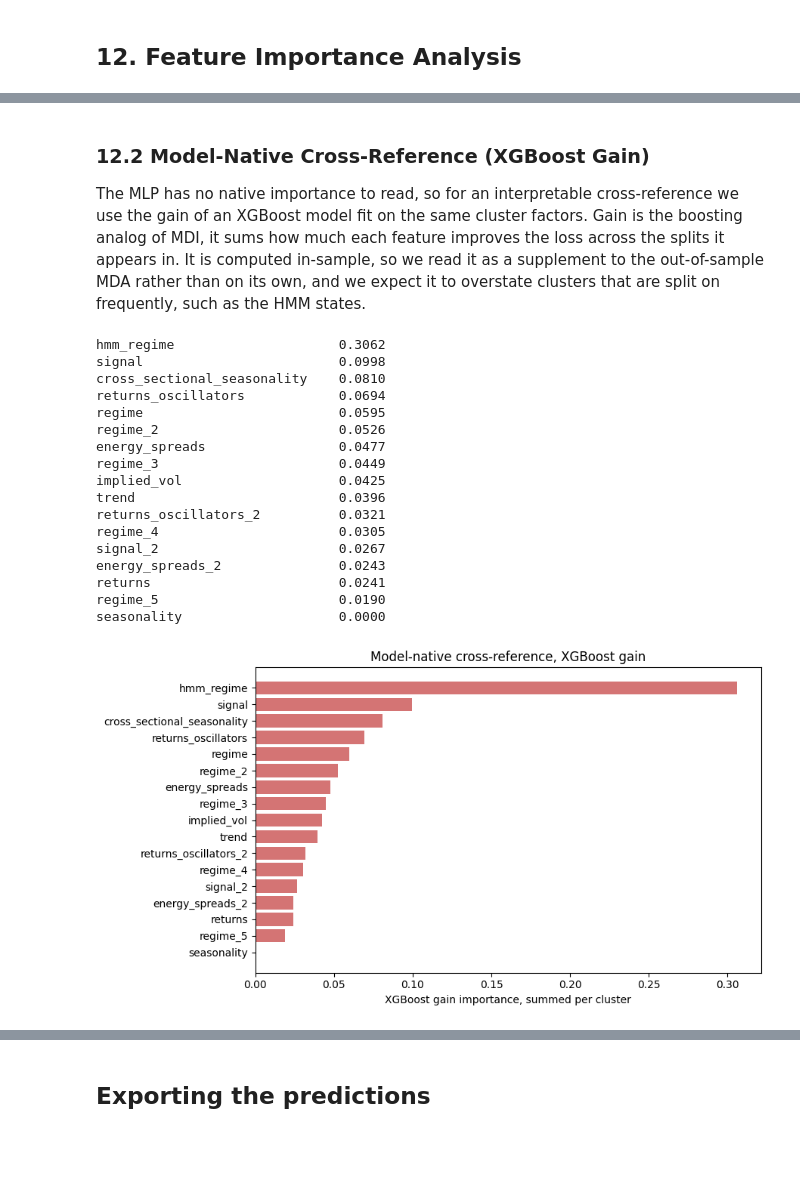
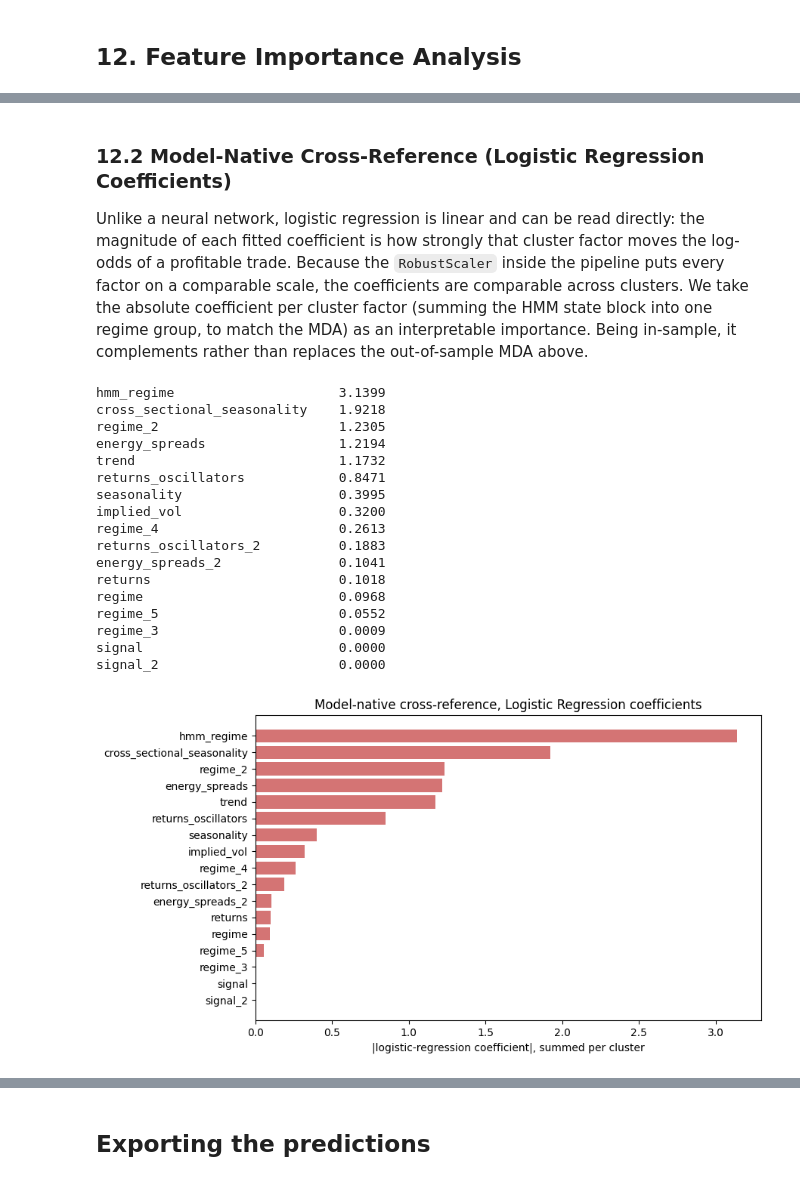
Before and after one commit to Jack-Close/energy-signal-metamodel, a Jupyter notebook: notebooks/2d_wti_crude_oil_model_training.ipynb, the cells around one changed output, grey strips where cells are left out. Saved outputs shown, nothing was run; the diff lists cells and outputs as text; code cells hidden in the pictures; blank space fills up the shorter version.

```diff
--- a/notebooks/2d_wti_crude_oil_model_training.ipynb
+++ b/notebooks/2d_wti_crude_oil_model_training.ipynb
@@ -377,7 +492,7 @@ Each cluster is reduced to a single factor, the first principal component taken
 # %%
 # Reduce each cluster to a single factor, the first principal component within that cluster.
 # The scaler, the clustering and the sign alignment are all fit on the training window only.
-scaler = StandardScaler()
+scaler = RobustScaler()
 Xtr_s = pd.DataFrame(scaler.fit_transform(X_train[cluster_feats]), index=X_train.index, columns=cluster_feats)
 Xte_s = pd.DataFrame(scaler.transform(X_test[cluster_feats]),      index=X_test.index,  columns=cluster_feats)
 
@@ -581,7 +747,7 @@ lr_param_grid = [
 
 lr_results = []
 for params in lr_param_grid:
-    pipe = Pipeline([('scaler', StandardScaler()), ('clf', LogisticRegression(**params))])
+    pipe = Pipeline([('scaler', RobustScaler()), ('clf', LogisticRegression(**params))])
     cv = walk_forward_cv_auc(pipe, X_train_wti, y_train)
     lr_results.append({**params, **cv})
 
@@ -1385,38 +1543,39 @@ cross_sectional_seasonality  0.0308  -0.0297
 # %% [markdown]
-### 12.2 Model-Native Cross-Reference (XGBoost Gain)
+### 12.2 Model-Native Cross-Reference (Logistic Regression Coefficients)
 
-The MLP has no native importance to read, so for an interpretable cross-reference we use the gain of an XGBoost model fit on the same cluster factors. Gain is the boosting analog of MDI, it sums how much each feature improves the loss across the splits it appears in. It is computed in-sample, so we read it as a supplement to the out-of-sample MDA rather than on its own, and we expect it to overstate clusters that are split on frequently, such as the HMM states.
+Unlike a neural network, logistic regression is linear and can be read directly: the magnitude of each fitted coefficient is how strongly that cluster factor moves the log-odds of a profitable trade. Because the `RobustScaler` inside the pipeline puts every factor on a comparable scale, the coefficients are comparable across clusters. We take the absolute coefficient per cluster factor (summing the HMM state block into one regime group, to match the MDA) as an interpretable importance. Being in-sample, it complements rather than replaces the out-of-sample MDA above.
-# %%
-# The MLP cannot be read directly, so as an interpretable cross-reference we read the gain
-# of the XGBoost model fit on the same cluster factors. Summed per cluster (HMM states summed
-# into one regime block). Gain is in-sample, so compare it with the out-of-sample MDA above.
-gain = pd.Series(best_xgb.feature_importances_, index=X_test_wti.columns)
-gain_by_cluster = (pd.Series({g: gain.iloc[idx].sum() for g, idx in mda_groups.items()})
-                   .sort_values(ascending=False))
-print(gain_by_cluster.round(4).to_string())
-
-fig, ax = plt.subplots(figsize=(9, 5))
-ax.barh(gain_by_cluster.index[::-1], gain_by_cluster.values[::-1], color='indianred', alpha=0.85)
-ax.set_xlabel('XGBoost gain importance, summed per cluster')
-ax.set_title('Model-native cross-reference, XGBoost gain')
-plt.tight_layout(); plt.show()
-# %% [output]
-hmm_regime                     0.3062
-signal                         0.0998
-cross_sectional_seasonality    0.0810
-returns_oscillators            0.0694
-regime                         0.0595
-regime_2                       0.0526
-energy_spreads                 0.0477
-regime_3                       0.0449
-implied_vol                    0.0425
-trend                          0.0396
-returns_oscillators_2          0.0321
-regime_4                       0.0305
-signal_2                       0.0267
-energy_spreads_2               0.0243
-returns                        0.0241
-regime_5                       0.0190
-seasonality                    0.0000
-[figure, removed]
+# %%
+# Native importance for the winning linear model: |coefficient| per cluster factor.
+# The pipeline's RobustScaler puts every factor on a comparable scale, so the magnitudes are
+# directly comparable. HMM states are summed into one regime block, as in the MDA above.
+lr_clf = best_lr.named_steps['clf']
+coef = pd.Series(np.abs(lr_clf.coef_[0]), index=X_test_wti.columns)
+coef_by_cluster = (pd.Series({g: coef.iloc[idx].sum() for g, idx in mda_groups.items()})
+                   .sort_values(ascending=False))
+print(coef_by_cluster.round(4).to_string())
+
+fig, ax = plt.subplots(figsize=(9, 5))
+ax.barh(coef_by_cluster.index[::-1], coef_by_cluster.values[::-1], color='indianred', alpha=0.85)
+ax.set_xlabel('|logistic-regression coefficient|, summed per cluster')
+ax.set_title('Model-native cross-reference, Logistic Regression coefficients')
+plt.tight_layout(); plt.show()
+# %% [output]
+hmm_regime                     3.1399
+cross_sectional_seasonality    1.9218
+regime_2                       1.2305
+energy_spreads                 1.2194
+trend                          1.1732
+returns_oscillators            0.8471
+seasonality                    0.3995
+implied_vol                    0.3200
+regime_4                       0.2613
+returns_oscillators_2          0.1883
+energy_spreads_2               0.1041
+returns                        0.1018
+regime                         0.0968
+regime_5                       0.0552
+regime_3                       0.0009
+signal                         0.0000
+signal_2                       0.0000
+[figure, added]
 # %% [markdown]
```
Also changed, not shown: parts of 59 cells of this notebook, 8 other files.
